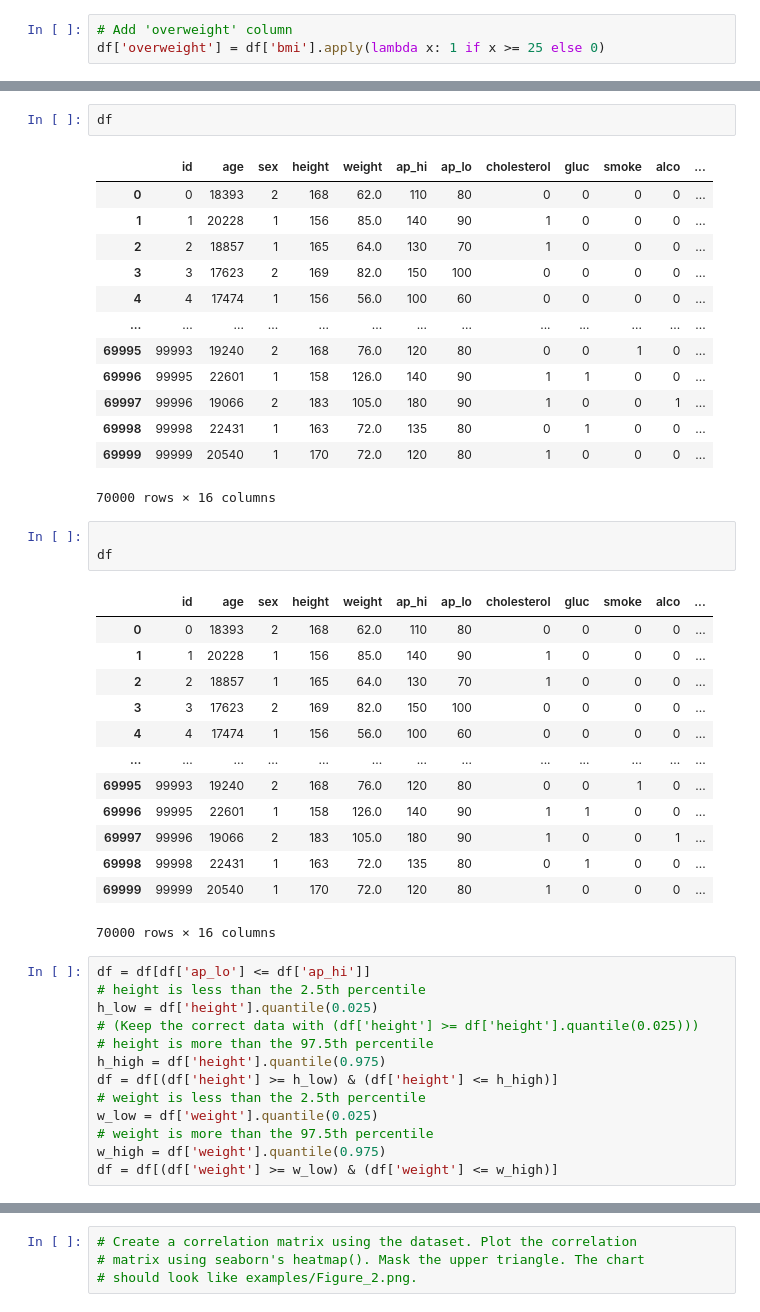
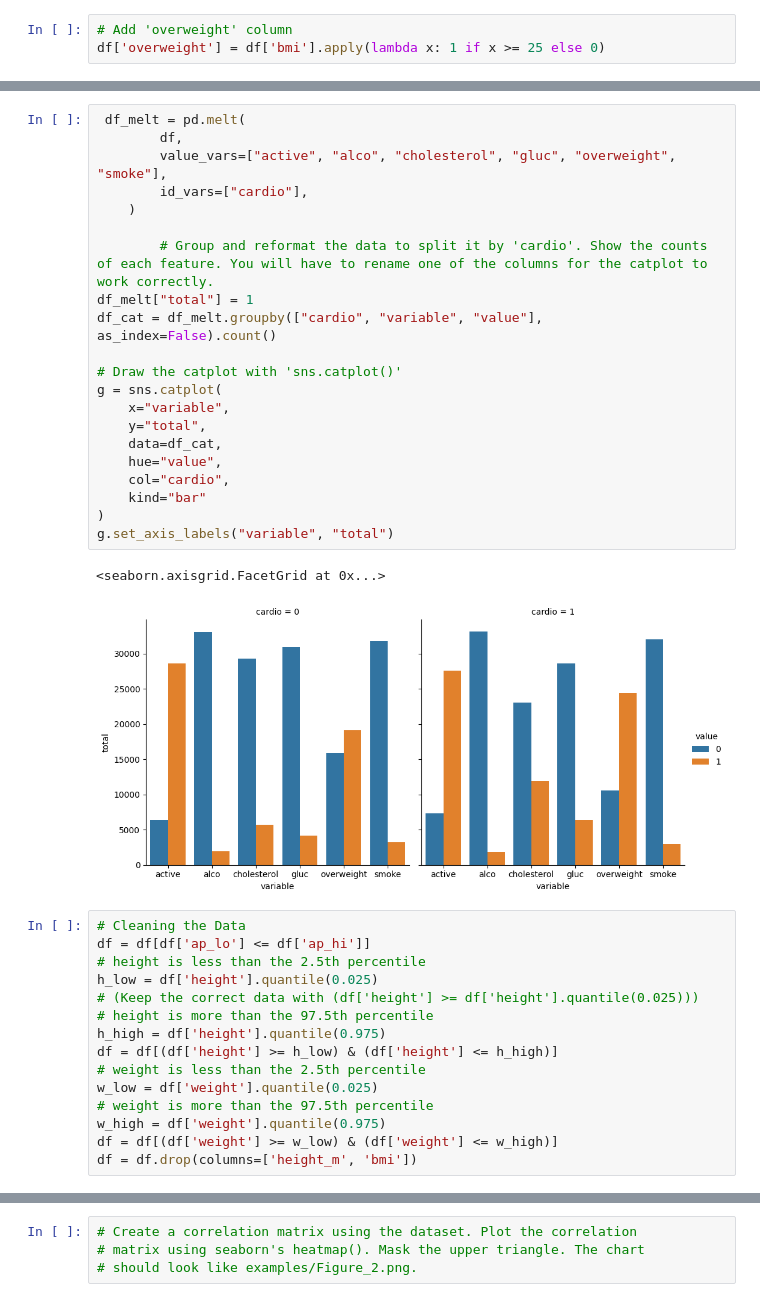
Before and after one commit to mrwoodzi/Data_Science_Certs_Progress, a Jupyter notebook: python_for_everybody/Data_Analysis_with_Python_Cert/Jupyter_Lab_Notes/medical_data_visualizer.ipynb, the cells around one changed output, grey strips where cells are left out. Saved outputs shown, nothing was run; the diff lists cells and outputs as text.

```diff
--- a/python_for_everybody/Data_Analysis_with_Python_Cert/Jupyter_Lab_Notes/medical_data_visualizer.ipynb
+++ b/python_for_everybody/Data_Analysis_with_Python_Cert/Jupyter_Lab_Notes/medical_data_visualizer.ipynb
@@ -85,37 +64,29 @@ sns.catplot(data=df_melt, kind='count', x='variable', hue='value', col='cardio')
-# %%
-df
-# %% [output]
-|  | id | age | sex | height | weight | ap_hi | ap_lo | cholesterol | gluc | smoke | alco | ... |
-| 0 | 0 | 18393 | 2 | 168 | 62.0 | 110 | 80 | 0 | 0 | 0 | 0 | ... |
-| 1 | 1 | 20228 | 1 | 156 | 85.0 | 140 | 90 | 1 | 0 | 0 | 0 | ... |
-| 2 | 2 | 18857 | 1 | 165 | 64.0 | 130 | 70 | 1 | 0 | 0 | 0 | ... |
-| 3 | 3 | 17623 | 2 | 169 | 82.0 | 150 | 100 | 0 | 0 | 0 | 0 | ... |
-| 4 | 4 | 17474 | 1 | 156 | 56.0 | 100 | 60 | 0 | 0 | 0 | 0 | ... |
-| ... | ... | ... | ... | ... | ... | ... | ... | ... | ... | ... | ... | ... |
-| 69995 | 99993 | 19240 | 2 | 168 | 76.0 | 120 | 80 | 0 | 0 | 1 | 0 | ... |
-| 69996 | 99995 | 22601 | 1 | 158 | 126.0 | 140 | 90 | 1 | 1 | 0 | 0 | ... |
-| 69997 | 99996 | 19066 | 2 | 183 | 105.0 | 180 | 90 | 1 | 0 | 0 | 1 | ... |
-| 69998 | 99998 | 22431 | 1 | 163 | 72.0 | 135 | 80 | 0 | 1 | 0 | 0 | ... |
-| 69999 | 99999 | 20540 | 1 | 170 | 72.0 | 120 | 80 | 1 | 0 | 0 | 0 | ... |
-70000 rows × 16 columns
-# %%
-
-df
-# %% [output]
-|  | id | age | sex | height | weight | ap_hi | ap_lo | cholesterol | gluc | smoke | alco | ... |
-| 0 | 0 | 18393 | 2 | 168 | 62.0 | 110 | 80 | 0 | 0 | 0 | 0 | ... |
-| 1 | 1 | 20228 | 1 | 156 | 85.0 | 140 | 90 | 1 | 0 | 0 | 0 | ... |
-| 2 | 2 | 18857 | 1 | 165 | 64.0 | 130 | 70 | 1 | 0 | 0 | 0 | ... |
-| 3 | 3 | 17623 | 2 | 169 | 82.0 | 150 | 100 | 0 | 0 | 0 | 0 | ... |
-| 4 | 4 | 17474 | 1 | 156 | 56.0 | 100 | 60 | 0 | 0 | 0 | 0 | ... |
-| ... | ... | ... | ... | ... | ... | ... | ... | ... | ... | ... | ... | ... |
-| 69995 | 99993 | 19240 | 2 | 168 | 76.0 | 120 | 80 | 0 | 0 | 1 | 0 | ... |
-| 69996 | 99995 | 22601 | 1 | 158 | 126.0 | 140 | 90 | 1 | 1 | 0 | 0 | ... |
-| 69997 | 99996 | 19066 | 2 | 183 | 105.0 | 180 | 90 | 1 | 0 | 0 | 1 | ... |
-| 69998 | 99998 | 22431 | 1 | 163 | 72.0 | 135 | 80 | 0 | 1 | 0 | 0 | ... |
-| 69999 | 99999 | 20540 | 1 | 170 | 72.0 | 120 | 80 | 1 | 0 | 0 | 0 | ... |
-70000 rows × 16 columns
+# %%
+ df_melt = pd.melt(
+        df,
+        value_vars=["active", "alco", "cholesterol", "gluc", "overweight", "smoke"],
+        id_vars=["cardio"],
+    )
+
+        # Group and reformat the data to split it by 'cardio'. Show the counts of each feature. You will have to rename one of the columns for the catplot to work correctly.
+df_melt["total"] = 1
+df_cat = df_melt.groupby(["cardio", "variable", "value"], as_index=False).count()
+
+# Draw the catplot with 'sns.catplot()'
+g = sns.catplot(
+    x="variable",
+    y="total",
+    data=df_cat,
+    hue="value",
+    col="cardio",
+    kind="bar"
+)
+g.set_axis_labels("variable", "total")
+# %% [output]
+<seaborn.axisgrid.FacetGrid at 0x...>
+[figure, added]
 # %%
+# Cleaning the Data
 df = df[df['ap_lo'] <= df['ap_hi']]
 # height is less than the 2.5th percentile
 h_low = df['height'].quantile(0.025)
@@ -128,3 +99,4 @@ w_low = df['weight'].quantile(0.025)
 # weight is more than the 97.5th percentile
 w_high = df['weight'].quantile(0.975)
 df = df[(df['weight'] >= w_low) & (df['weight'] <= w_high)]
+df = df.drop(columns=['height_m', 'bmi'])
```
Also changed, not shown: parts of 5 cells of this notebook.
